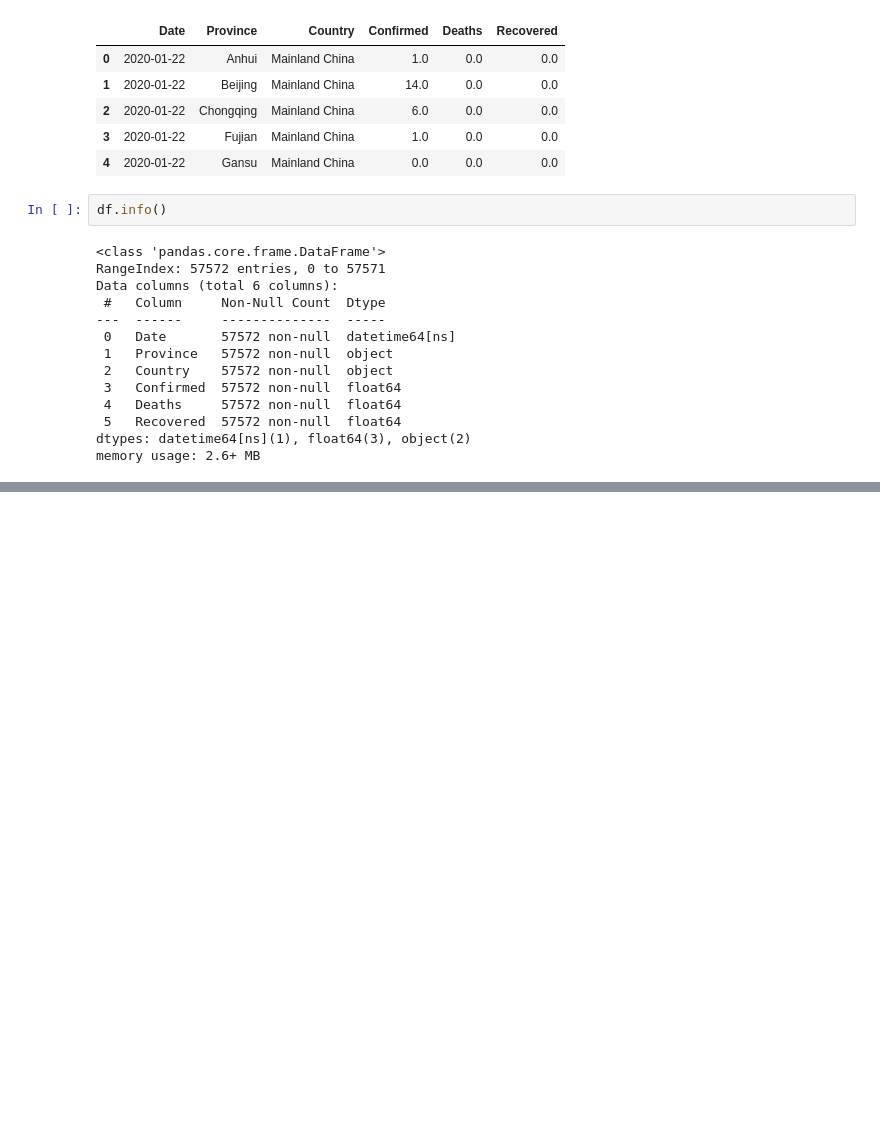
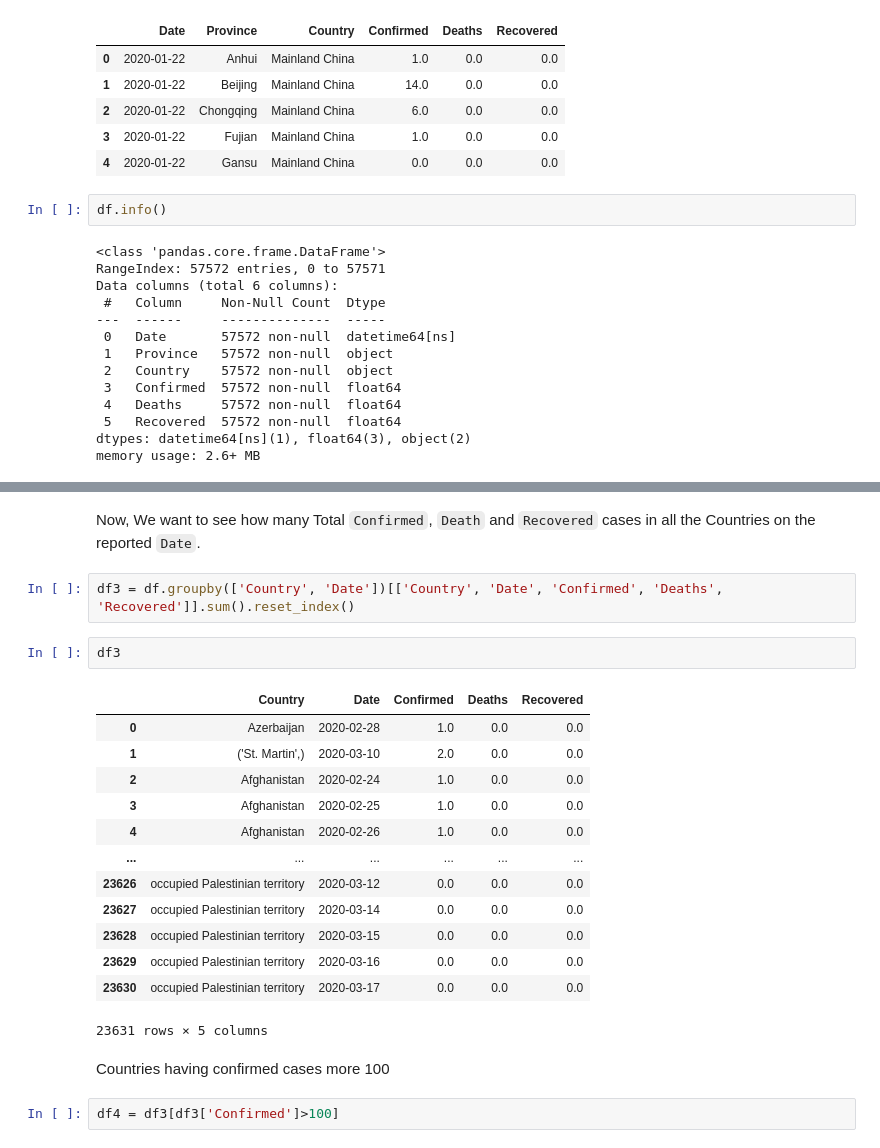
Before and after one commit to DaudAhmad0303/Python-for-data-science-practice, a Jupyter notebook: Step Into Data Science.ipynb, the cells around one changed output, grey strips where cells are left out. Saved outputs shown, nothing was run; the diff lists cells and outputs as text; blank space fills up the shorter version.

```diff
--- a/Step Into Data Science.ipynb
+++ b/Step Into Data Science.ipynb
@@ -1082,0 +1103,24 @@ df
+# %% [markdown]
+Now, We want to see how many Total `Confirmed`, `Death` and `Recovered` cases in all the Countries on the reported `Date`.
+# %%
+df3 = df.groupby(['Country', 'Date'])[['Country', 'Date', 'Confirmed', 'Deaths', 'Recovered']].sum().reset_index()
+# %%
+df3
+# %% [output]
+|  | Country | Date | Confirmed | Deaths | Recovered |
+| 0 | Azerbaijan | 2020-02-28 | 1.0 | 0.0 | 0.0 |
+| 1 | ('St. Martin',) | 2020-03-10 | 2.0 | 0.0 | 0.0 |
+| 2 | Afghanistan | 2020-02-24 | 1.0 | 0.0 | 0.0 |
+| 3 | Afghanistan | 2020-02-25 | 1.0 | 0.0 | 0.0 |
+| 4 | Afghanistan | 2020-02-26 | 1.0 | 0.0 | 0.0 |
+| ... | ... | ... | ... | ... | ... |
+| 23626 | occupied Palestinian territory | 2020-03-12 | 0.0 | 0.0 | 0.0 |
+| 23627 | occupied Palestinian territory | 2020-03-14 | 0.0 | 0.0 | 0.0 |
+| 23628 | occupied Palestinian territory | 2020-03-15 | 0.0 | 0.0 | 0.0 |
+| 23629 | occupied Palestinian territory | 2020-03-16 | 0.0 | 0.0 | 0.0 |
+| 23630 | occupied Palestinian territory | 2020-03-17 | 0.0 | 0.0 | 0.0 |
+23631 rows × 5 columns
+# %% [markdown]
+Countries having confirmed cases more 100
+# %%
+df4 = df3[df3['Confirmed']>100]
```
Also changed, not shown: parts of 6 cells of this notebook.
